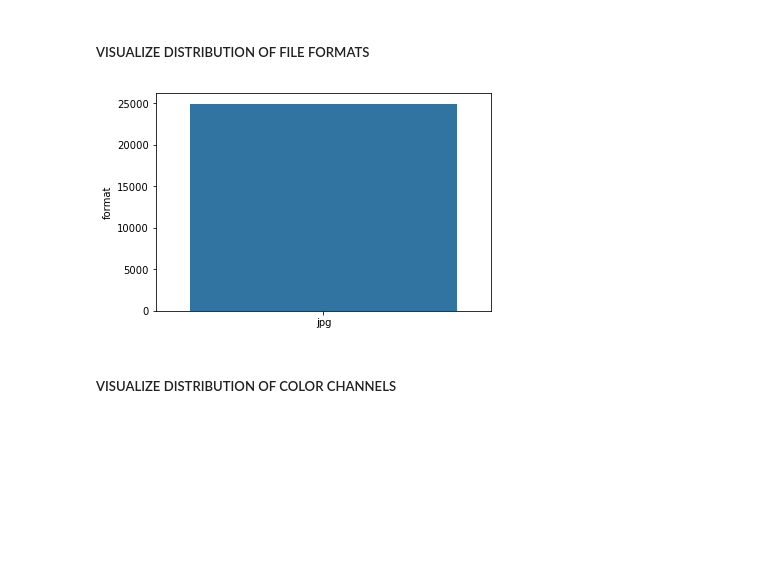
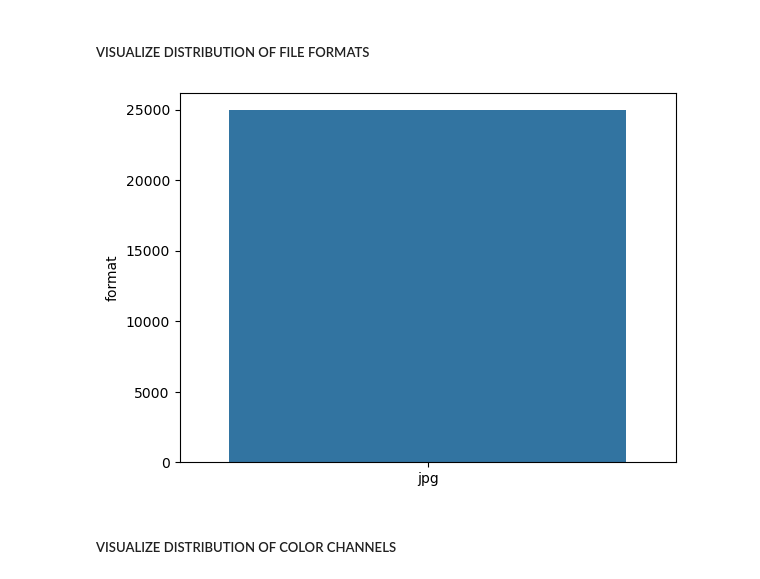
Before and after one commit to igerardoh/cat-dog-cnn-classifier, a Jupyter notebook: python/01-data-exploration/data-exploration.ipynb, the cells around one changed output. Drawn from its saved outputs; the diff is of its cells as text; code cells hidden in the pictures; blank space fills up the shorter version.

```diff
--- a/python/01-data-exploration/data-exploration.ipynb
+++ b/python/01-data-exploration/data-exploration.ipynb
@@ -147,9 +151,9 @@ sns.barplot(data['classes'].unique(), data['classes'].value_counts());
 # %% [markdown]
 ##### VISUALIZE DISTRIBUTION OF FILE FORMATS
 # %%
-sns.barplot(data['format'].unique(), data['format'].value_counts());
+sns.barplot(x=data['format'].unique(), y=data['format'].value_counts());
 # %% [output]
-[figure, old version]
+[figure, new version]
 # %% [markdown]
 ##### VISUALIZE DISTRIBUTION OF COLOR CHANNELS
 # %%
```
Also changed, not shown: parts of 6 cells of this notebook, 1 other file.
